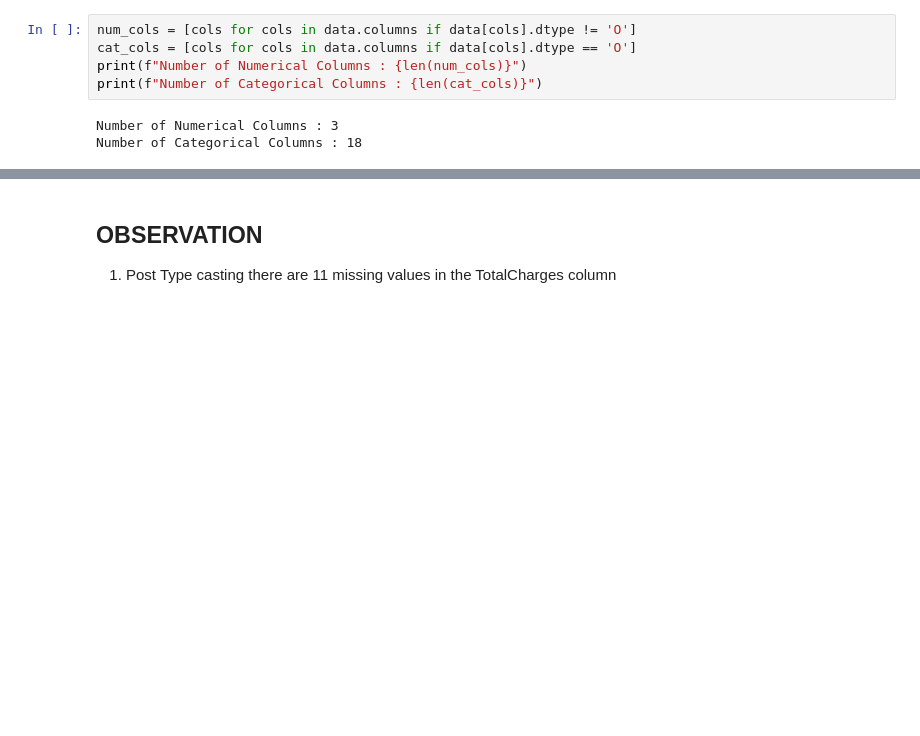
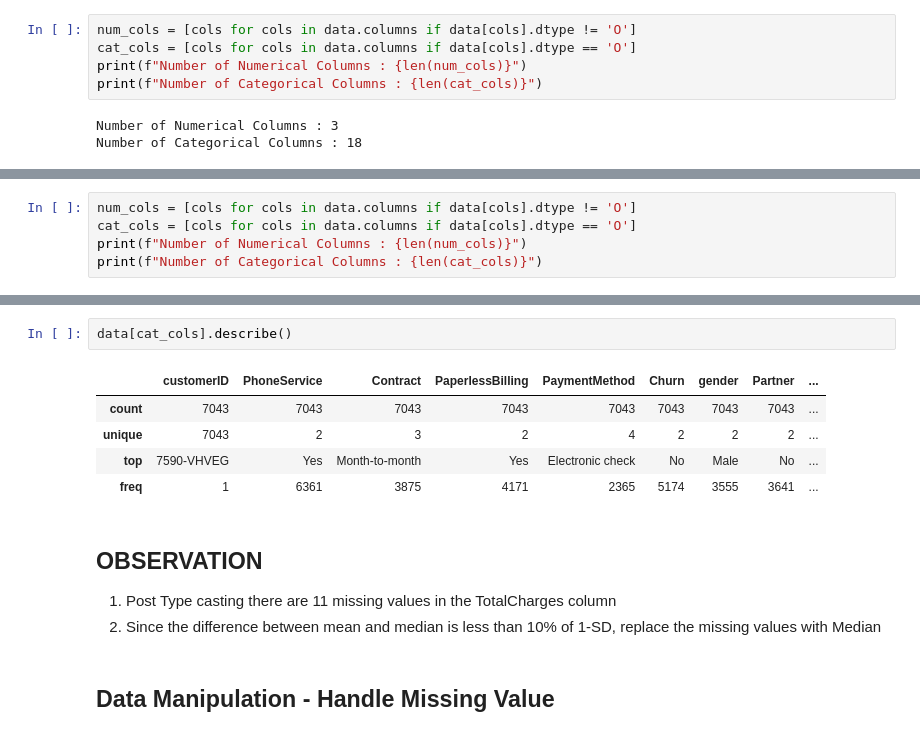
Before and after one commit to Theveetha/Telecom_Churn_Prediction, a Jupyter notebook: Telecom_Churn_Prediction.ipynb, the cells around one changed output, grey strips where cells are left out. Saved outputs shown, nothing was run; the diff lists cells and outputs as text; blank space fills up the shorter version.

```diff
--- a/Telecom_Churn_Prediction.ipynb
+++ b/Telecom_Churn_Prediction.ipynb
@@ -202,0 +187,5 @@ info(data)
+# %%
+num_cols = [cols for cols in data.columns if data[cols].dtype != 'O']
+cat_cols = [cols for cols in data.columns if data[cols].dtype == 'O']
+print(f"Number of Numerical Columns : {len(num_cols)}")
+print(f"Number of Categorical Columns : {len(cat_cols)}")
@@ -203,3 +209,14 @@ info(data)
+# %%
+data[cat_cols].describe()
+# %% [output]
+|  | customerID | PhoneService | Contract | PaperlessBilling | PaymentMethod | Churn | gender | Partner | ... |
+| count | 7043 | 7043 | 7043 | 7043 | 7043 | 7043 | 7043 | 7043 | ... |
+| unique | 7043 | 2 | 3 | 2 | 4 | 2 | 2 | 2 | ... |
+| top | 7590-VHVEG | Yes | Month-to-month | Yes | Electronic check | No | Male | No | ... |
+| freq | 1 | 6361 | 3875 | 4171 | 2365 | 5174 | 3555 | 3641 | ... |
 # %% [markdown]
 ## **OBSERVATION**
 1. Post Type casting there are 11 missing values in the TotalCharges column
+2. Since the difference between mean and median is less than 10% of 1-SD, replace the missing values with Median
+# %% [markdown]
+## **Data Manipulation - Handle Missing Value**
```
Also changed, not shown: parts of 11 cells of this notebook.
